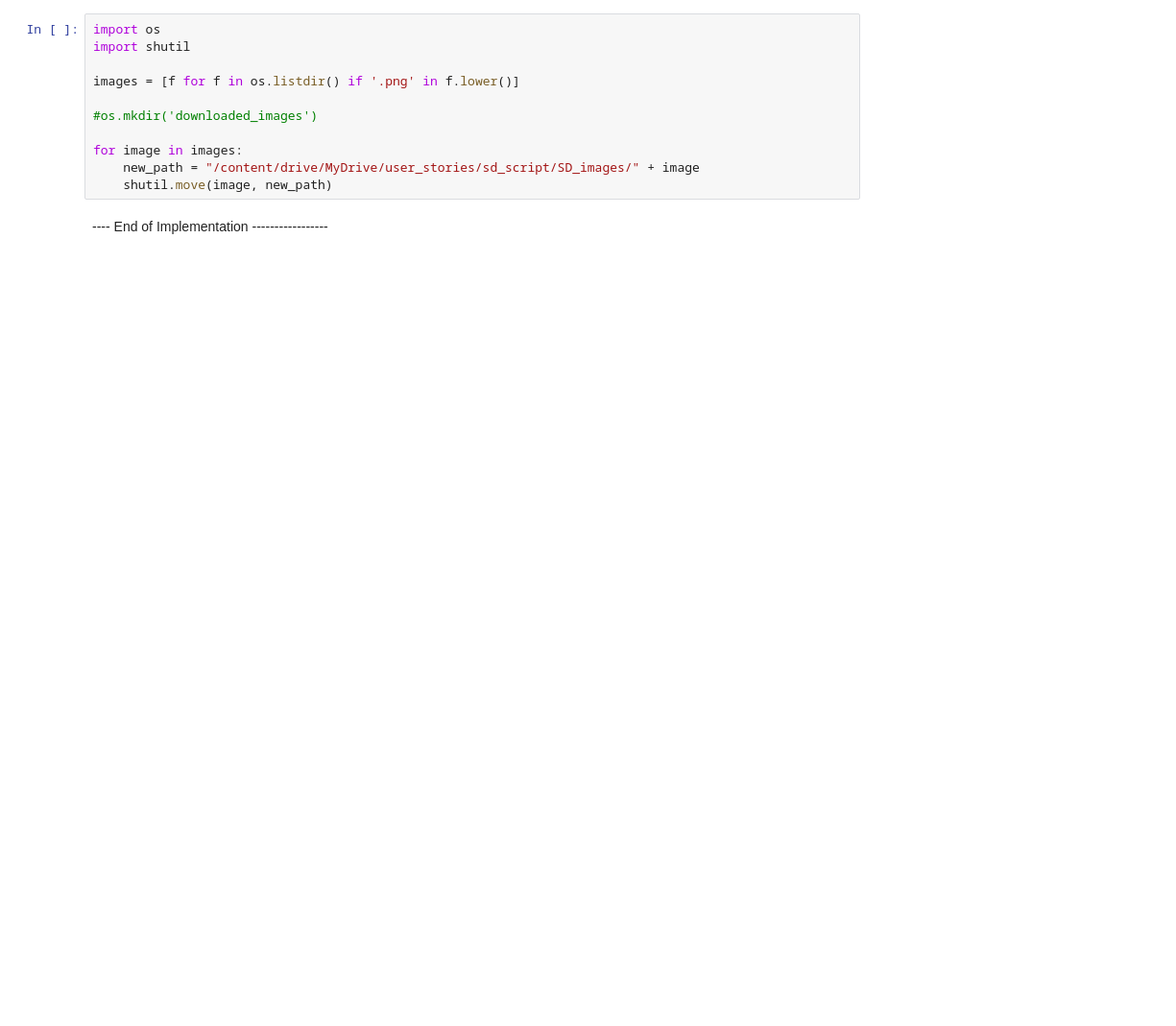
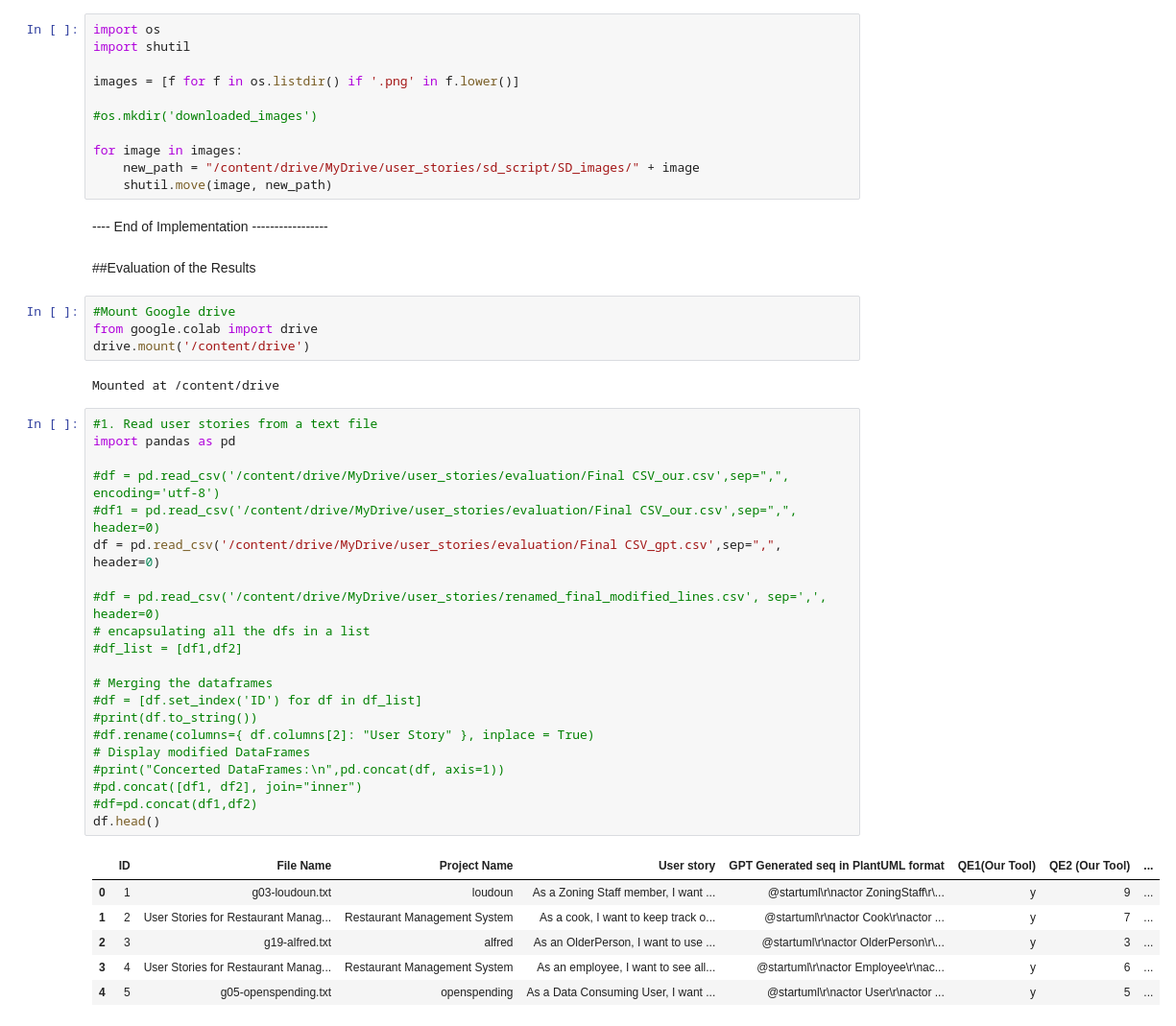
Before and after one commit to Jahan2021/From_User_Stories_to_SD, a Jupyter notebook: SD_from_US.ipynb, the cells around one changed output. Shown at 96% size. Drawn from its saved outputs; the diff is of its cells as text; blank space fills up the shorter version.

```diff
--- a/SD_from_US.ipynb
+++ b/SD_from_US.ipynb
@@ -450,3 +502,39 @@ for image in images:
     shutil.move(image, new_path)
 # %% [markdown]
 ---- End of Implementation -----------------
+# %% [markdown]
+##Evaluation of the Results
+# %%
+#Mount Google drive
+from google.colab import drive
+drive.mount('/content/drive')
+# %% [output]
+Mounted at /content/drive
+# %%
+#1. Read user stories from a text file
+import pandas as pd
+
+#df = pd.read_csv('/content/drive/MyDrive/user_stories/evaluation/Final CSV_our.csv',sep=",", encoding='utf-8')
+#df1 = pd.read_csv('/content/drive/MyDrive/user_stories/evaluation/Final CSV_our.csv',sep=",", header=0)
+df = pd.read_csv('/content/drive/MyDrive/user_stories/evaluation/Final CSV_gpt.csv',sep=",", header=0)
+
+#df = pd.read_csv('/content/drive/MyDrive/user_stories/renamed_final_modified_lines.csv', sep=',', header=0)
+# encapsulating all the dfs in a list
+#df_list = [df1,df2]
+
+# Merging the dataframes
+#df = [df.set_index('ID') for df in df_list]
+#print(df.to_string())
+#df.rename(columns={ df.columns[2]: "User Story" }, inplace = True)
+# Display modified DataFrames
+#print("Concerted DataFrames:\n",pd.concat(df, axis=1))
+#pd.concat([df1, df2], join="inner")
+#df=pd.concat(df1,df2)
+df.head()
+# %% [output]
+|  | ID | File Name | Project Name | User story | GPT Generated seq in PlantUML format | QE1(Our Tool) | QE2 (Our Tool) | ... |
+| 0 | 1 | g03-loudoun.txt | loudoun | As a Zoning Staff member, I want ... | @startuml\r\nactor ZoningStaff\r\... | y | 9 | ... |
+| 1 | 2 | User Stories for Restaurant Manag... | Restaurant Management System | As a cook, I want to keep track o... | @startuml\r\nactor Cook\r\nactor ... | y | 7 | ... |
+| 2 | 3 | g19-alfred.txt | alfred | As an OlderPerson, I want to use ... | @startuml\r\nactor OlderPerson\r\... | y | 3 | ... |
+| 3 | 4 | User Stories for Restaurant Manag... | Restaurant Management System | As an employee, I want to see all... | @startuml\r\nactor Employee\r\nac... | y | 6 | ... |
+| 4 | 5 | g05-openspending.txt | openspending | As a Data Consuming User, I want ... | @startuml\r\nactor User\r\nactor ... | y | 5 | ... |
```
Also changed, not shown: parts of 14 cells of this notebook.
